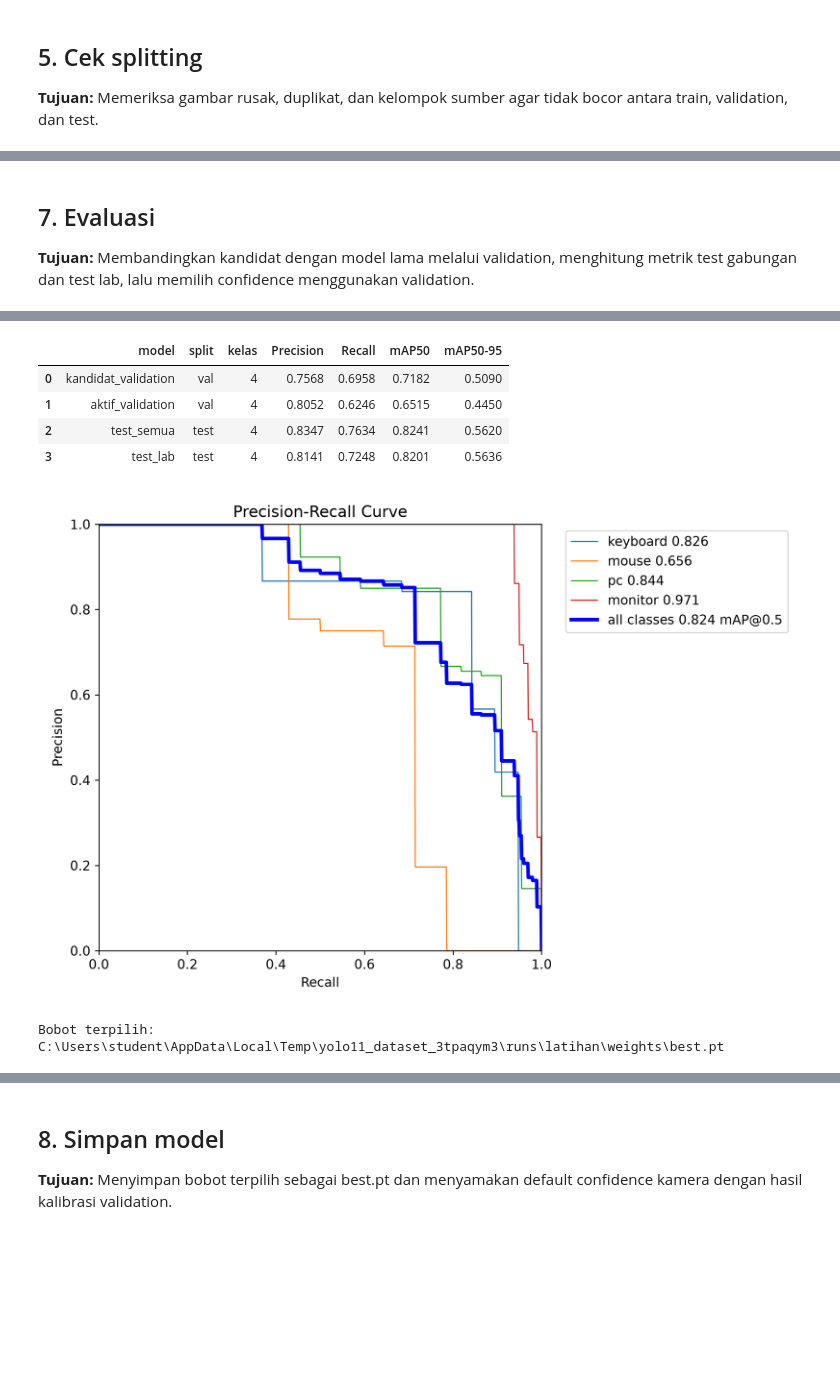
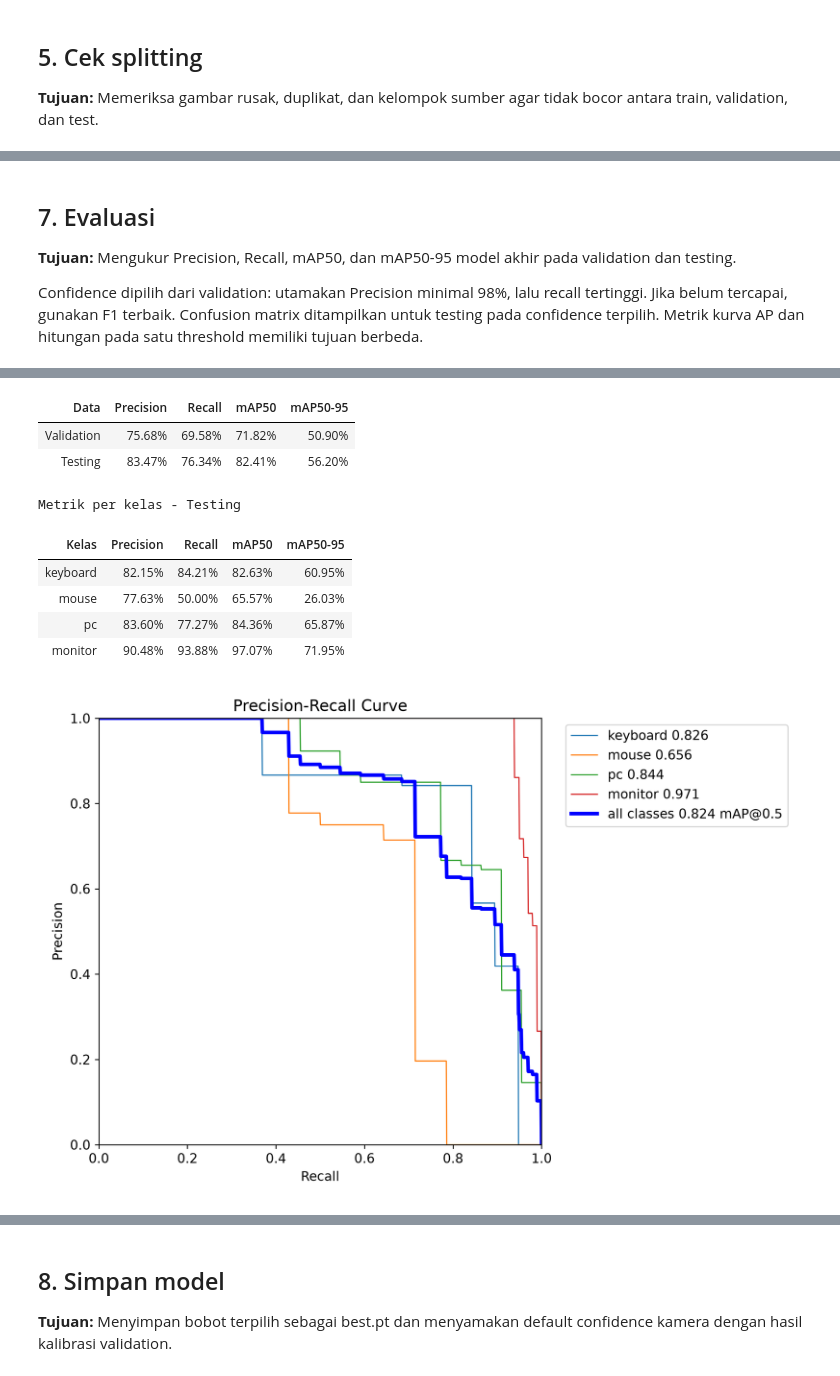
Before and after one commit to gumelarakhirul/SmartWorkspace-Detection-YOLO11, a Jupyter notebook: P5_Object_Detection_YOLO11.ipynb, the cells around one changed output, grey strips where cells are left out. Saved outputs shown, nothing was run; the diff lists cells and outputs as text; code cells hidden in the pictures; blank space fills up the shorter version.

```diff
--- a/P5_Object_Detection_YOLO11.ipynb
+++ b/P5_Object_Detection_YOLO11.ipynb
@@ -217,38 +301,38 @@ engine\trainer: agnostic_nms=False, amp=True, angle=1.0, augment=False, auto_aug
 # %% [markdown]
 ## 7. Evaluasi
 
-**Tujuan:** Membandingkan kandidat dengan model lama melalui validation, menghitung metrik test gabungan dan test lab, lalu memilih confidence menggunakan validation.
+**Tujuan:** Mengukur Precision, Recall, mAP50, dan mAP50-95 model akhir pada validation dan testing.
+
+Confidence dipilih dari validation: utamakan Precision minimal 98%, lalu recall tertinggi. Jika belum tercapai, gunakan F1 terbaik. Confusion matrix ditampilkan untuk testing pada confidence terpilih. Metrik kurva AP dan hitungan pada satu threshold memiliki tujuan berbeda.
 # %%
-rows=[]
-def evaluasi(weights, split, label, classes=None, data=None):
-    detector=YOLO(str(weights))
-    metrics=detector.val(data=str(data or DATA_YAML),split=split,imgsz=640,batch=8,
-        device=DEVICE,workers=0,classes=classes,plots=True,
-        project=str(work/'evaluasi'),name=label)
-    rows.append({'model':label,'split':split,'kelas':str(len(names)) if classes is None else f'{len(classes)} utama',
-        'Precision':metrics.box.mp,'Recall':metrics.box.mr,
-        'mAP50':metrics.box.map50,'mAP50-95':metrics.box.map})
+rows = []
+def evaluasi(weights, split, label):
+    with log_ringkas():
+        detector = YOLO(str(weights))
+        metrics = detector.val(
+            data=str(DATA_YAML), split=split, imgsz=640, batch=8,
+            device=DEVICE, workers=0, plots=True, verbose=False,
+            project=str(work/'evaluasi'), name=label
+        )
+    rows.append({'Data':label, 'Precision':metrics.box.mp, 'Recall':metrics.box.mr,
+                 'mAP50':metrics.box.map50, 'mAP50-95':metrics.box.map})
     return metrics
 
-TERPILIH=BEST
-if LATIH_MODEL:
-    baru=evaluasi(BOBOT_BARU,'val','kandidat_validation')
-    if BEST.exists() and list(YOLO(str(BEST)).names.values()) == names:
-        lama=evaluasi(BEST,'val','aktif_validation')
-        if baru.box.map>=lama.box.map:TERPILIH=BOBOT_BARU
-    else:TERPILIH=BOBOT_BARU
-else:
-    assert list(YOLO(str(BEST)).names.values()) == names, 'Aktifkan LATIH_MODEL untuk model empat kelas gabungan.'
-    evaluasi(BEST,'val','aktif_validation')
-
-model=YOLO(str(TERPILIH))
-CLASS_IDS=list(model.names)  # Empat kelas dataset gabungan.
-CONF=0.60
-metrik=evaluasi(TERPILIH,'test','test_semua')
-metrik_lab=evaluasi(TERPILIH,'test','test_lab',data=LAB_YAML)
-display(pd.DataFrame(rows).round(4))
-for filename in ['BoxPR_curve.png']:
-    image=Path(metrik.save_dir)/filename
-    if image.exists():display(Image.open(image))
-print('Bobot terpilih:',TERPILIH)
+TERPILIH = BOBOT_BARU if LATIH_MODEL else BEST
+model = YOLO(str(TERPILIH))
+assert list(model.names.values()) == names, 'Model harus memiliki empat kelas target.'
+CLASS_IDS = list(model.names)
+validasi = evaluasi(TERPILIH, 'val', 'Validation')
+metrik = evaluasi(TERPILIH, 'test', 'Testing')
+kolom_metrik = ['Precision','Recall','mAP50','mAP50-95']
+tabel('Evaluasi model akhir', rows, persen=kolom_metrik)
+per_kelas = []
+for i,cid in enumerate(metrik.box.ap_class_index):
+    p,r,ap50,ap = metrik.box.class_result(i)
+    per_kelas.append({'Kelas':names[int(cid)], 'Precision':p, 'Recall':r,
+                      'mAP50':ap50, 'mAP50-95':ap})
+tabel('Metrik per kelas - Testing', per_kelas, persen=kolom_metrik)
+image = Path(metrik.save_dir)/'BoxPR_curve.png'
+if image.exists():
+    display(Image.open(image))
 # %% [output]
@@ -272,8 +340,11 @@ Results saved to C:\Users\student\AppData\Local\Temp\yolo11_dataset_3tpaqym3\eva
-|  | model | split | kelas | Precision | Recall | mAP50 | mAP50-95 |
-| 0 | kandidat_validation | val | 4 | 0.7568 | 0.6958 | 0.7182 | 0.5090 |
-| 1 | aktif_validation | val | 4 | 0.8052 | 0.6246 | 0.6515 | 0.4450 |
-| 2 | test_semua | test | 4 | 0.8347 | 0.7634 | 0.8241 | 0.5620 |
-| 3 | test_lab | test | 4 | 0.8141 | 0.7248 | 0.8201 | 0.5636 |
+| Data | Precision | Recall | mAP50 | mAP50-95 |
+| Validation | 75.68% | 69.58% | 71.82% | 50.90% |
+| Testing | 83.47% | 76.34% | 82.41% | 56.20% |
+Metrik per kelas - Testing
+| Kelas | Precision | Recall | mAP50 | mAP50-95 |
+| keyboard | 82.15% | 84.21% | 82.63% | 60.95% |
+| mouse | 77.63% | 50.00% | 65.57% | 26.03% |
+| pc | 83.60% | 77.27% | 84.36% | 65.87% |
+| monitor | 90.48% | 93.88% | 97.07% | 71.95% |
 [figure]
-Bobot terpilih: C:\Users\student\AppData\Local\Temp\yolo11_dataset_3tpaqym3\runs\latihan\weights\best.pt
 # %%
```
Also changed, not shown: parts of 12 cells of this notebook.
